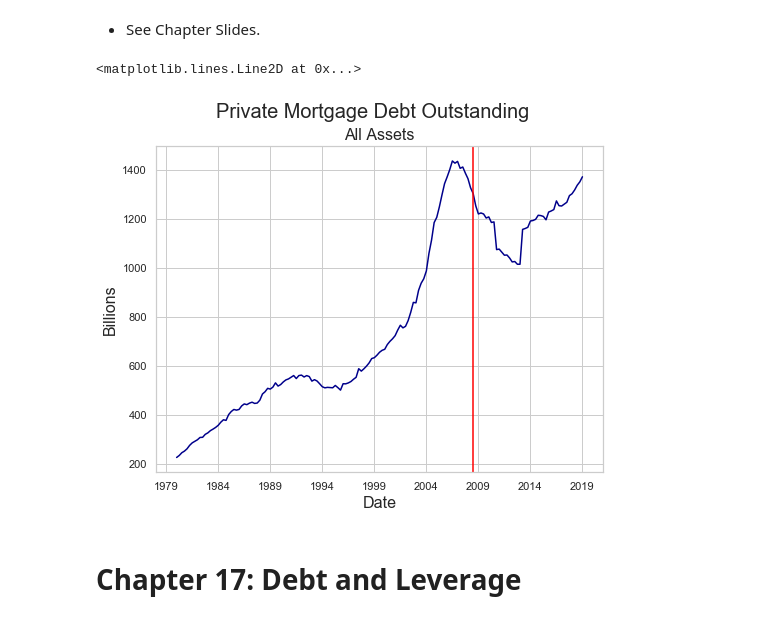
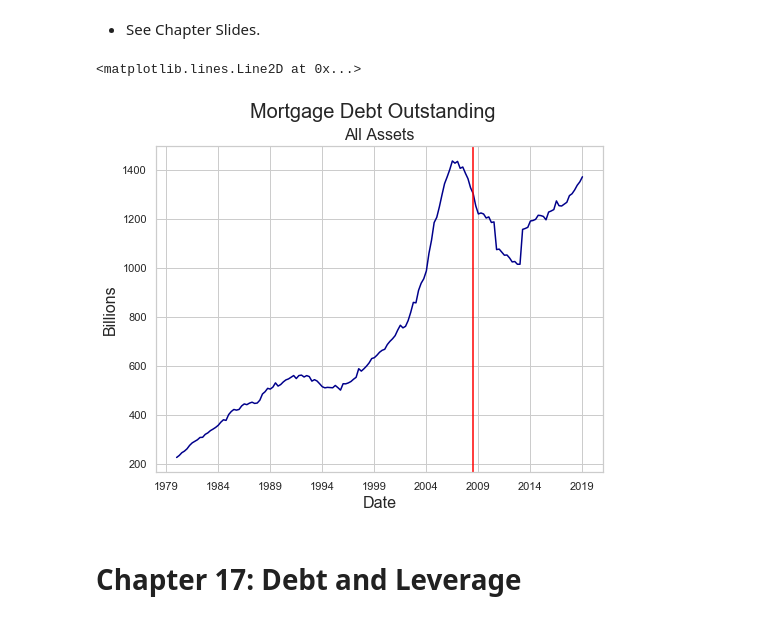
Before and after one commit to thsavage/REAL1-GC.1035, a Jupyter notebook: Notes as of June 23.ipynb, the cells around one changed output. Cells and saved outputs as stored; diff of their text form; code cells hidden in the pictures.

```diff
--- a/Notes as of June 23.ipynb
+++ b/Notes as of June 23.ipynb
@@ -706,14 +706,14 @@ plt.axvline(dt.datetime(2008, 9, 15), color="red")
 mortgage_debt = fred.get_series("MDOTHIOH", observation_start='1980-01-01') / 1000
 # %%
 mortgage_debt.plot(color='darkblue', figsize=(8, 6))
-plt.suptitle('Private Mortgage Debt Outstanding', fontsize=20)
+plt.suptitle('Mortgage Debt Outstanding', fontsize=20)
 plt.title('All Assets', fontsize = 16)
 plt.xlabel('Date', fontsize=16)
 plt.ylabel('Billions', fontsize=16)
 plt.axvline(dt.datetime(2008, 9, 15), color="red")
 # %% [output]
 <matplotlib.lines.Line2D at 0x...>
-[figure, old version]
+[figure, new version]
 # %% [markdown]
 # Chapter 17: Debt and Leverage
 # %% [markdown]
```
Also changed, not shown: parts of 1 cell of this notebook.
